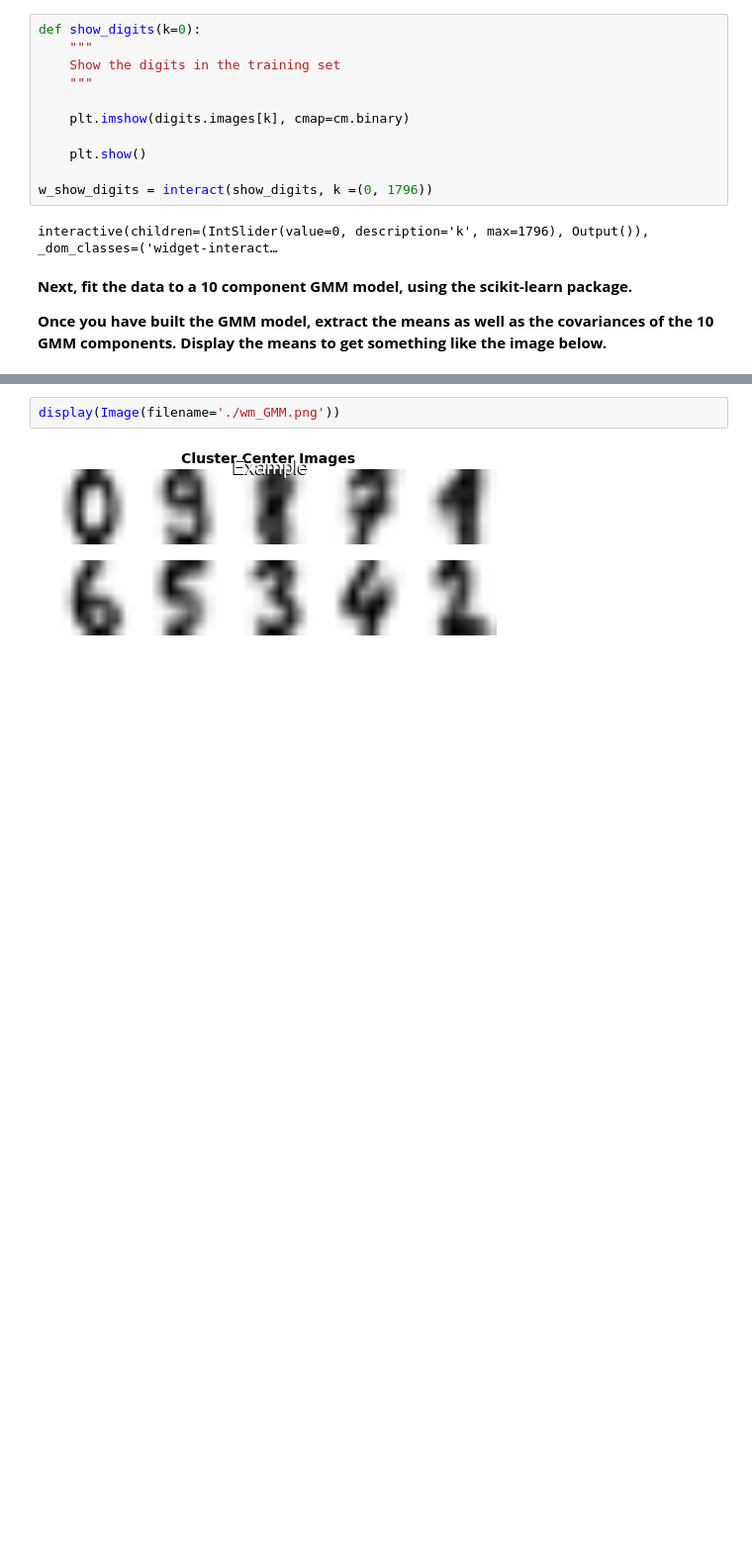
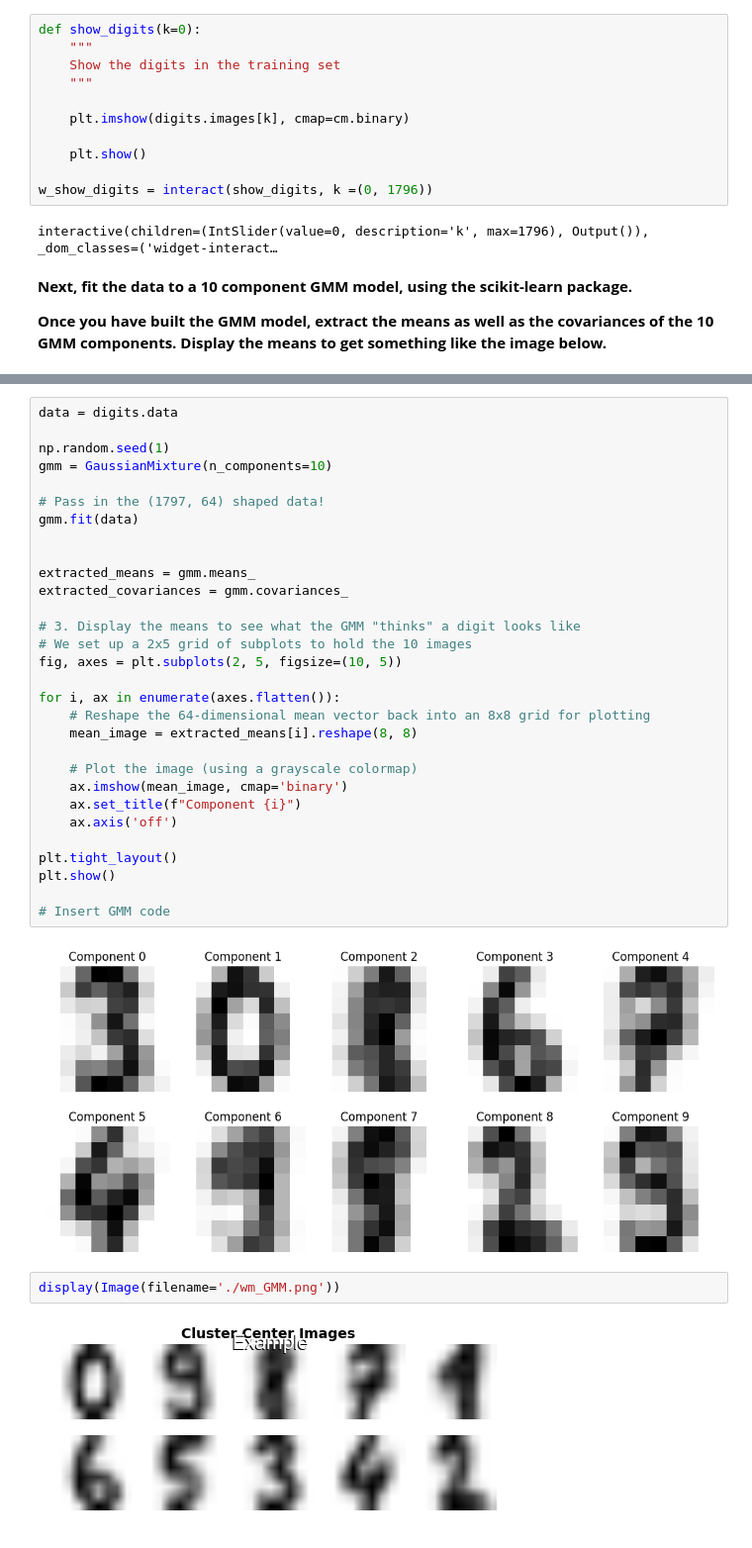
Before and after one commit to Obakeng-Mogale/cs315-assign-1, a Jupyter notebook: Assignment-3/Assignment-3/assign3.ipynb, the cells around one changed output, grey strips where cells are left out. Shown at 99% size. Drawn from its saved outputs; the diff is of its cells as text; blank space fills up the shorter version.

```diff
--- a/Assignment-3/Assignment-3/assign3.ipynb
+++ b/Assignment-3/Assignment-3/assign3.ipynb
@@ -263,3 +285,35 @@ np.random.seed(1)
+# %%
+data = digits.data
+
+np.random.seed(1)
+gmm = GaussianMixture(n_components=10)
+
+# Pass in the (1797, 64) shaped data!
+gmm.fit(data)
+
+
+extracted_means = gmm.means_
+extracted_covariances = gmm.covariances_
+
+# 3. Display the means to see what the GMM "thinks" a digit looks like
+# We set up a 2x5 grid of subplots to hold the 10 images
+fig, axes = plt.subplots(2, 5, figsize=(10, 5))
+
+for i, ax in enumerate(axes.flatten()):
+    # Reshape the 64-dimensional mean vector back into an 8x8 grid for plotting
+    mean_image = extracted_means[i].reshape(8, 8)
+
+    # Plot the image (using a grayscale colormap)
+    ax.imshow(mean_image, cmap='binary')
+    ax.set_title(f"Component {i}")
+    ax.axis('off')
+
+plt.tight_layout()
+plt.show()
+
+# Insert GMM code
+# %% [output]
+[figure, added]
 # %%
 display(Image(filename='./wm_GMM.png'))
 # %% [output]
```
Also changed, not shown: parts of 13 cells of this notebook, 1 other file.
